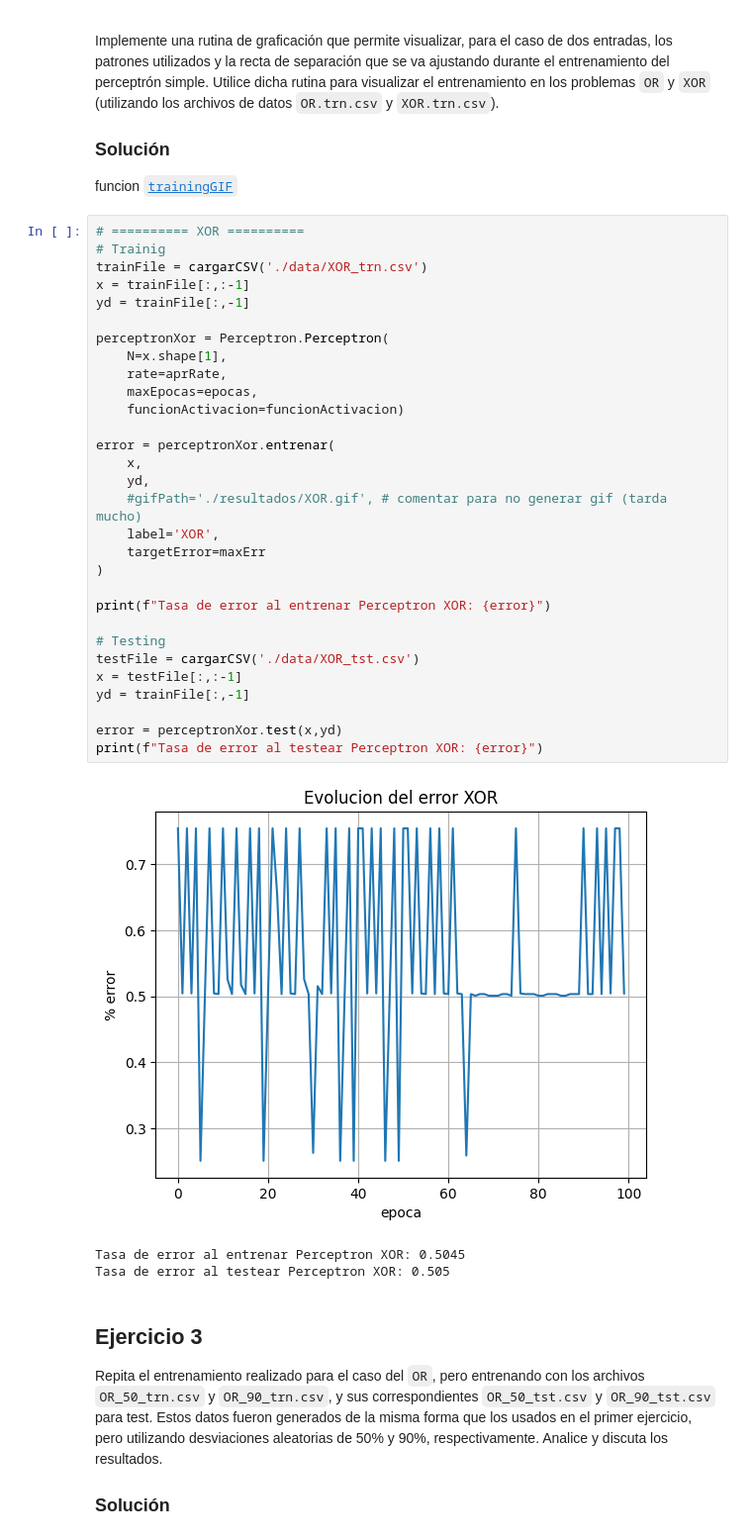
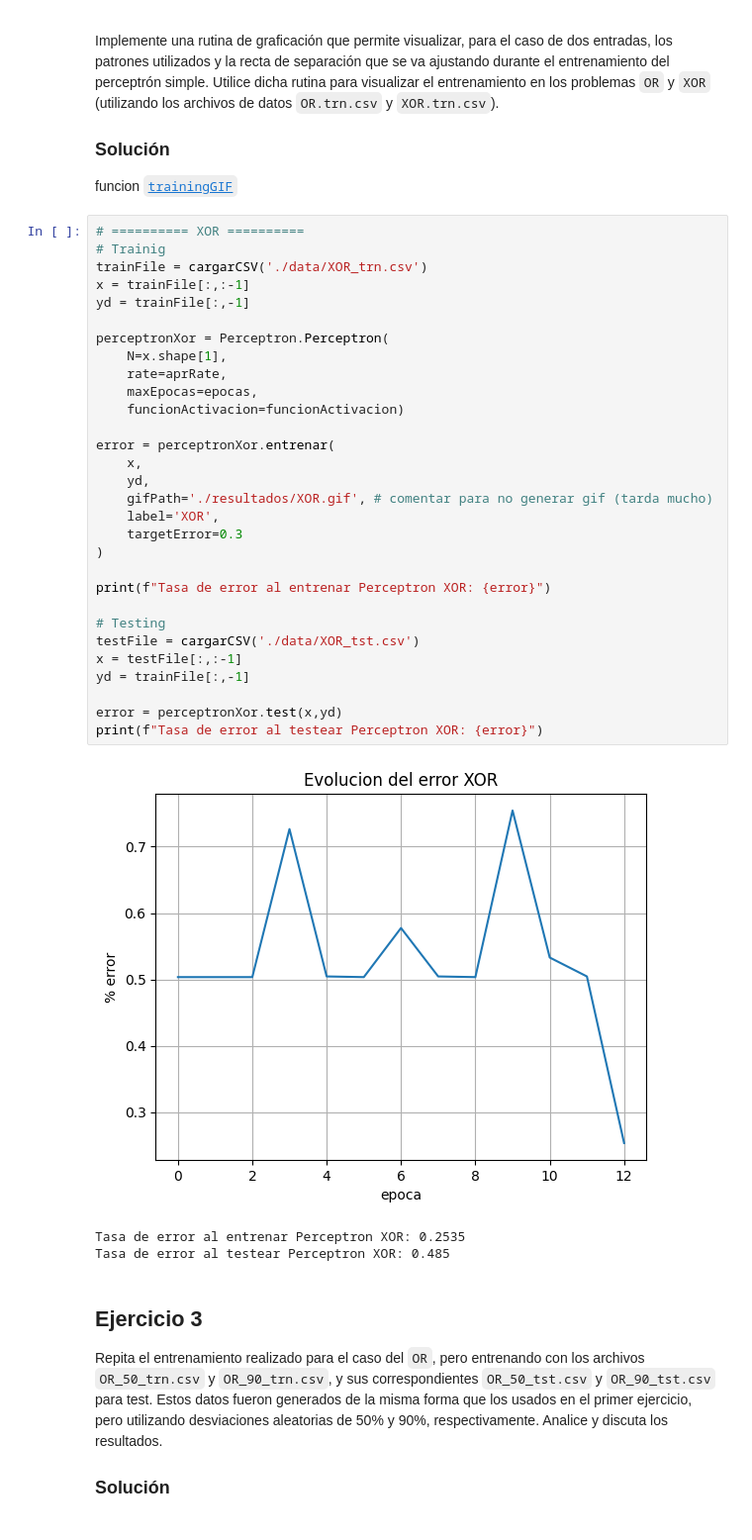
Before and after one commit to Lucasa98/Inteligencia-Computacional-2025, a Jupyter notebook: Práctica/Guia1/Ej1.ipynb, the cells around one changed output. Shown at 99% size. Saved outputs shown, nothing was run; the diff lists cells and outputs as text.

```diff
--- a/Práctica/Guia1/Ej1.ipynb
+++ b/Práctica/Guia1/Ej1.ipynb
@@ -107,37 +104,37 @@ funcion [`trainingGIF`](./Perceptron.py)
 # %%
 # ========== XOR ==========
 # Trainig
 trainFile = cargarCSV('./data/XOR_trn.csv')
 x = trainFile[:,:-1]
 yd = trainFile[:,-1]
 
 perceptronXor = Perceptron.Perceptron(
     N=x.shape[1],
     rate=aprRate,
     maxEpocas=epocas,
     funcionActivacion=funcionActivacion)
 
 error = perceptronXor.entrenar(
     x,
     yd,
-    #gifPath='./resultados/XOR.gif', # comentar para no generar gif (tarda mucho)
+    gifPath='./resultados/XOR.gif', # comentar para no generar gif (tarda mucho)
     label='XOR',
-    targetError=maxErr
+    targetError=0.3
 )
 
 print(f"Tasa de error al entrenar Perceptron XOR: {error}")
 
 # Testing
 testFile = cargarCSV('./data/XOR_tst.csv')
 x = testFile[:,:-1]
 yd = trainFile[:,-1]
 
 error = perceptronXor.test(x,yd)
 print(f"Tasa de error al testear Perceptron XOR: {error}")
 # %% [output]
-[figure, old version]
+[figure, new version]
-Tasa de error al entrenar Perceptron XOR: 0.5045
-Tasa de error al testear Perceptron XOR: 0.505
+Tasa de error al entrenar Perceptron XOR: 0.2535
+Tasa de error al testear Perceptron XOR: 0.485
 # %% [markdown]
 ## Ejercicio 3
 
```
Also changed, not shown: parts of 2 cells of this notebook, 5 other files.
